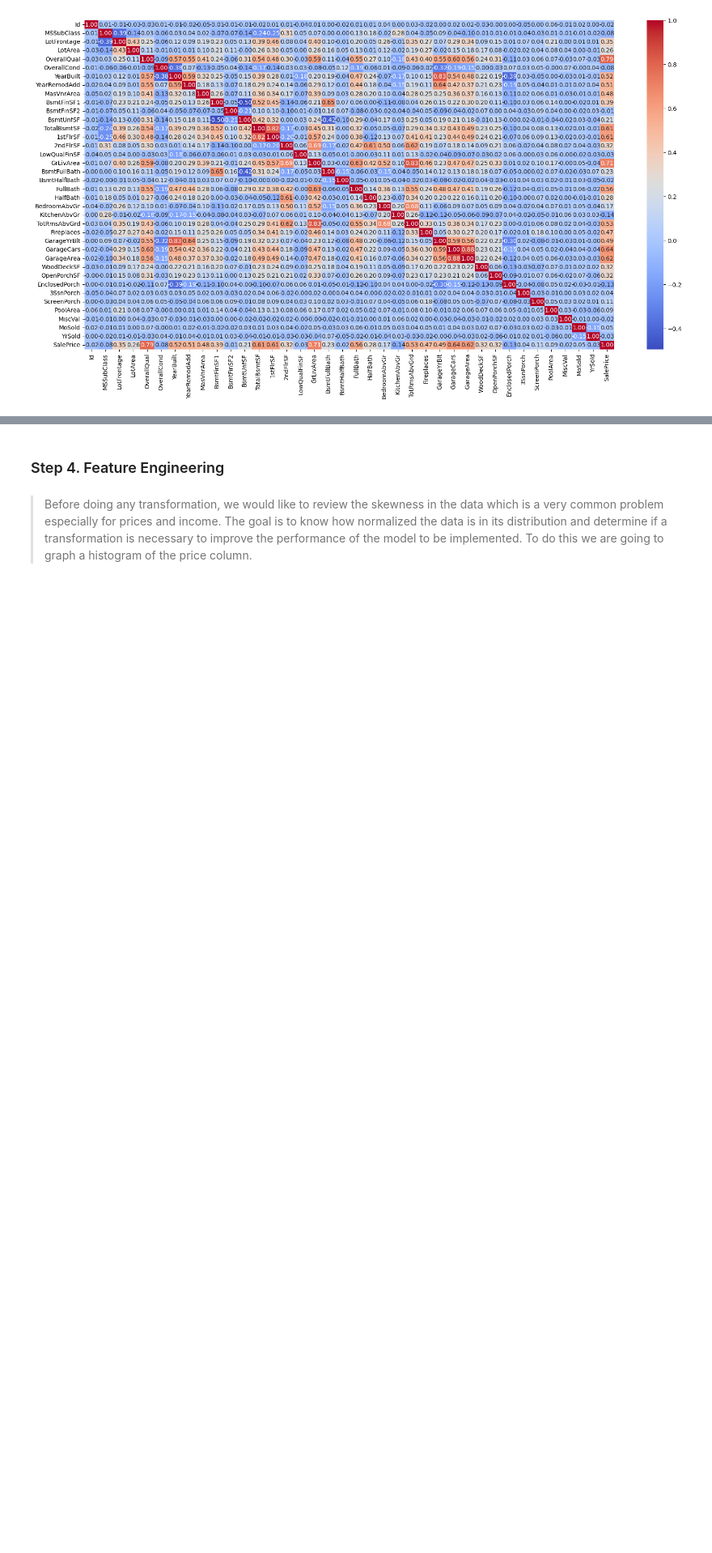
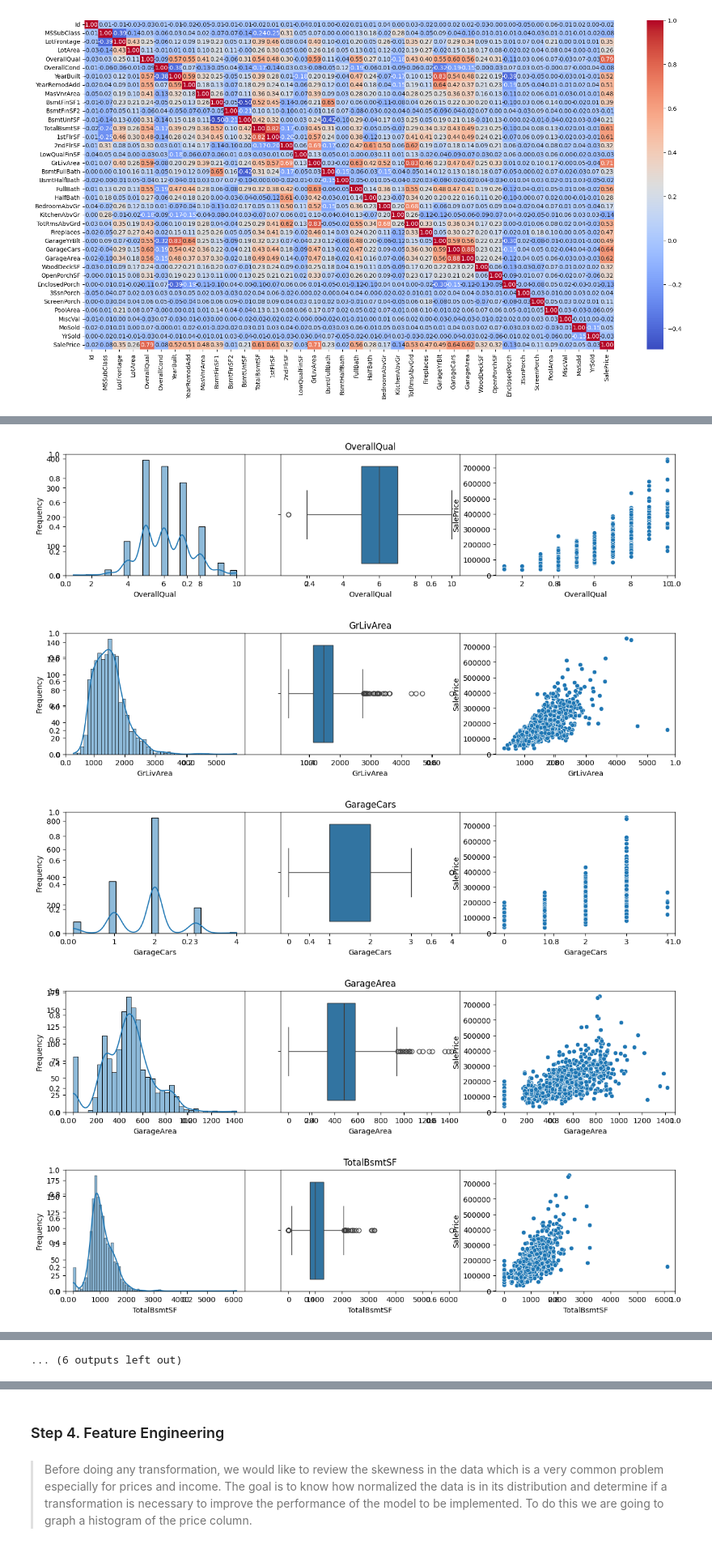
Before and after one commit to CarlosMEbratt/House-Prices---Advanced-Regression, a Jupyter notebook: main.ipynb, the cells around one changed output, grey strips where cells are left out. Shown at 81% size. Drawn from its saved outputs; the diff is of its cells as text; code cells hidden in the pictures; blank space fills up the shorter version.

```diff
--- a/main.ipynb
+++ b/main.ipynb
@@ -399,0 +434,39 @@ plt.show()
+# %%
+num_cols = ['OverallQual', 'GrLivArea', 'GarageCars', 'GarageArea', 'TotalBsmtSF', 'BsmtFinSF1', 'FullBath',
+            'TotRmsAbvGrd', 'YearBuilt', 'YearRemodAdd', 'GarageYrBlt', 'MasVnrArea', 'Fireplaces',
+            'LotFrontage', 'WoodDeckSF', '1stFlrSF', '2ndFlrSF', 'OpenPorchSF']
+
+
+# For Numerical Columns
+def hist_box_scat_graph(columns_list,df,target_column='SalePrice'):
+    '''
+    columns_list: list of columns you want to plot.
+    df: Dataframe from which columns to be plot.
+    target_column : column against which you want to plot scatter plot.
+    '''
+    for col in columns_list:
+        plt.figure(figsize=(15, 3))
+        plt.title(col)
+
+        plt.subplot(1,3,1)
+        sns.histplot(x = df[col], kde=True)
+        plt.xlabel(col)
+        plt.ylabel('Frequency')
+
+        plt.subplot(1,3,2)
+        sns.boxplot(x=df[col])
+
+        plt.subplot(1,3,3)
+        sns.scatterplot(x=df[col],y=df[target_column])
+
+        plt.show()
+        plt.close()
+
+# Plotting the histogram, boxplot and scatter plot for the columns
+hist_box_scat_graph(num_cols,df)
+# %% [output]
+[figure, added]
+[figure, added]
+[figure, added]
+[figure, added]
+[figure, added]
@@ -399,0 +480 @@ plt.show()
+... (6 outputs left out)
```
Also changed, not shown: parts of 10 cells of this notebook.
